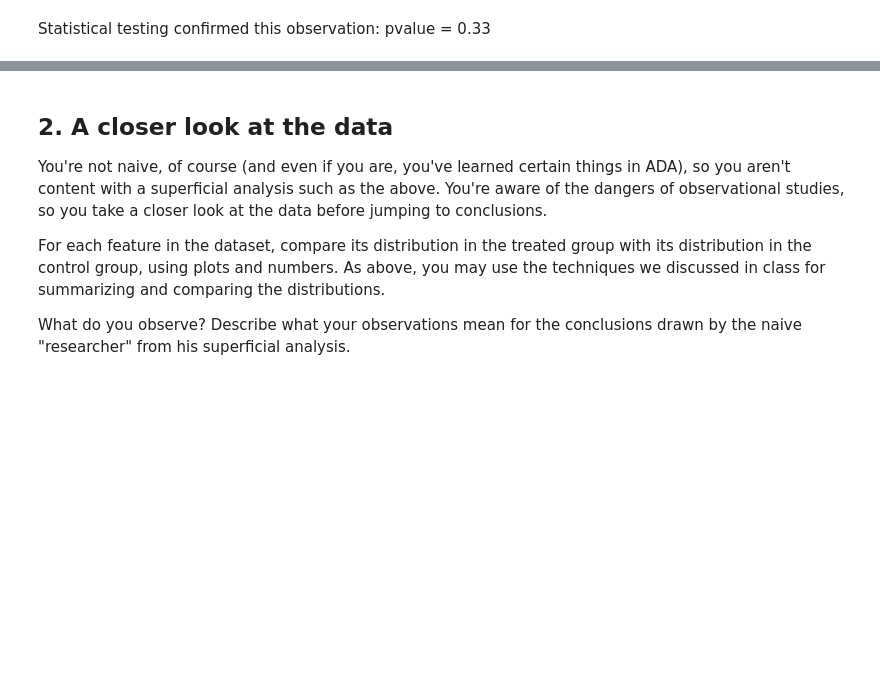
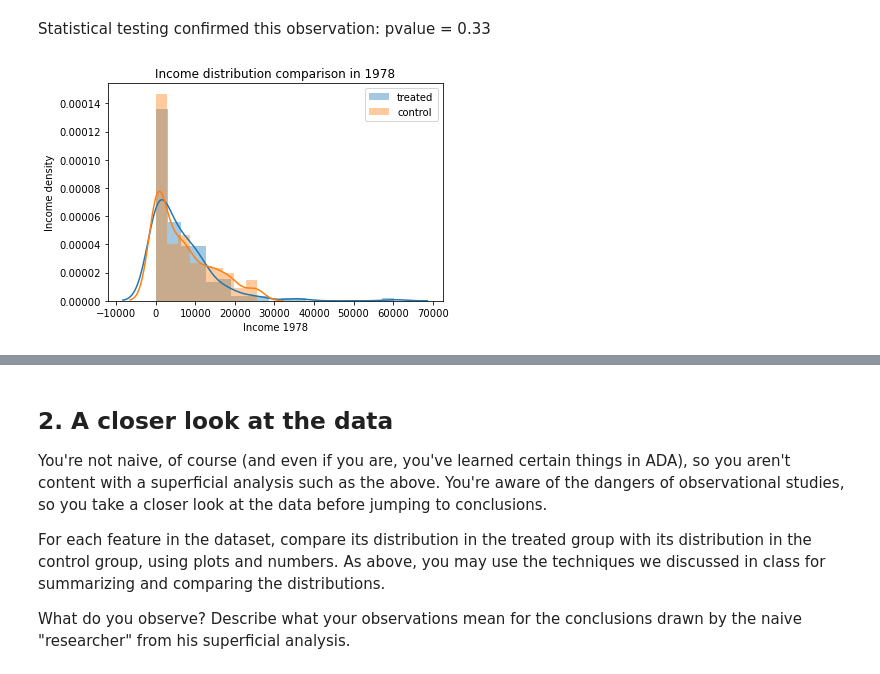
Before and after one commit to RomGr/2020, a Jupyter notebook: Tutorials/05 - Observational studies/Observational studies exercise.ipynb, the cells around one changed output, grey strips where cells are left out. Cells and saved outputs as stored; diff of their text form; code cells hidden in the pictures; blank space fills up the shorter version.

```diff
--- a/Tutorials/05 - Observational studies/Observational studies exercise.ipynb
+++ b/Tutorials/05 - Observational studies/Observational studies exercise.ipynb
@@ -68,3 +71,14 @@ stats.ttest_ind(df[df['treat']==1]['re78'],df[df['treat']==0]['re78'])
 Ttest_indResult(statistic=-0.9663522254463778, pvalue=0.3342496685909654)
 # %% [markdown]
 Statistical testing confirmed this observation: pvalue = 0.33
+# %%
+treated = df.loc[df['treat'] == 1] #People that attained the programme
+control = df.loc[df['treat'] == 0] #People that didn't attain the programme
+# %%
+ax = sns.distplot(treated['re78'], hist=True, label='treated');
+ax = sns.distplot(control['re78'], hist=True, label='control')
+ax.set(title='Income distribution comparison in 1978',xlabel='Income 1978', ylabel='Income density')
+plt.legend()
+plt.show()
+# %% [output]
+[figure, added]
```
Also changed, not shown: parts of 47 cells of this notebook.
